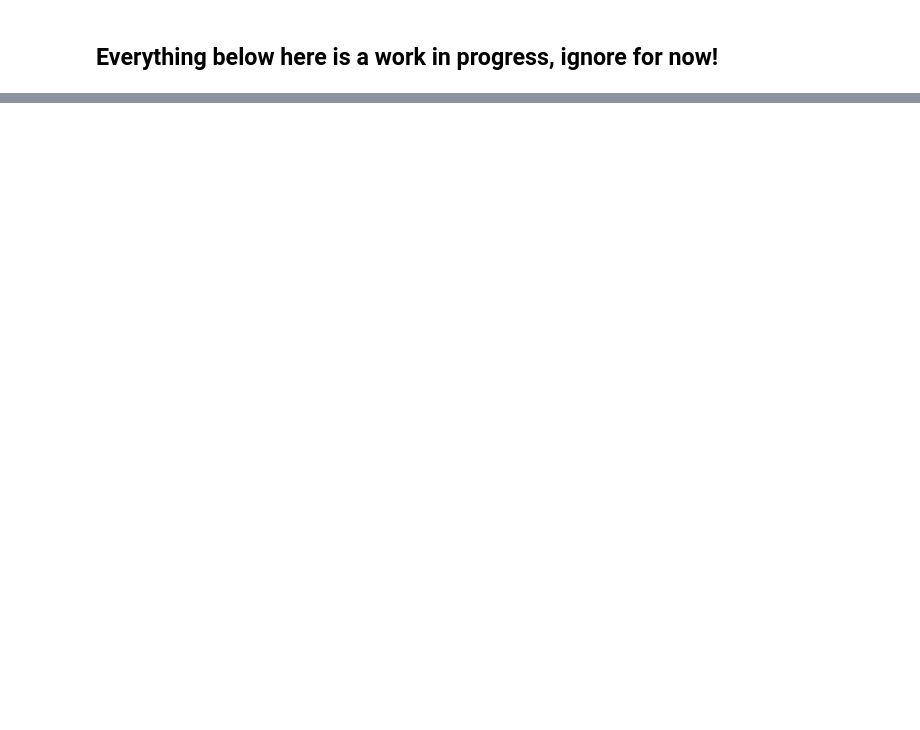
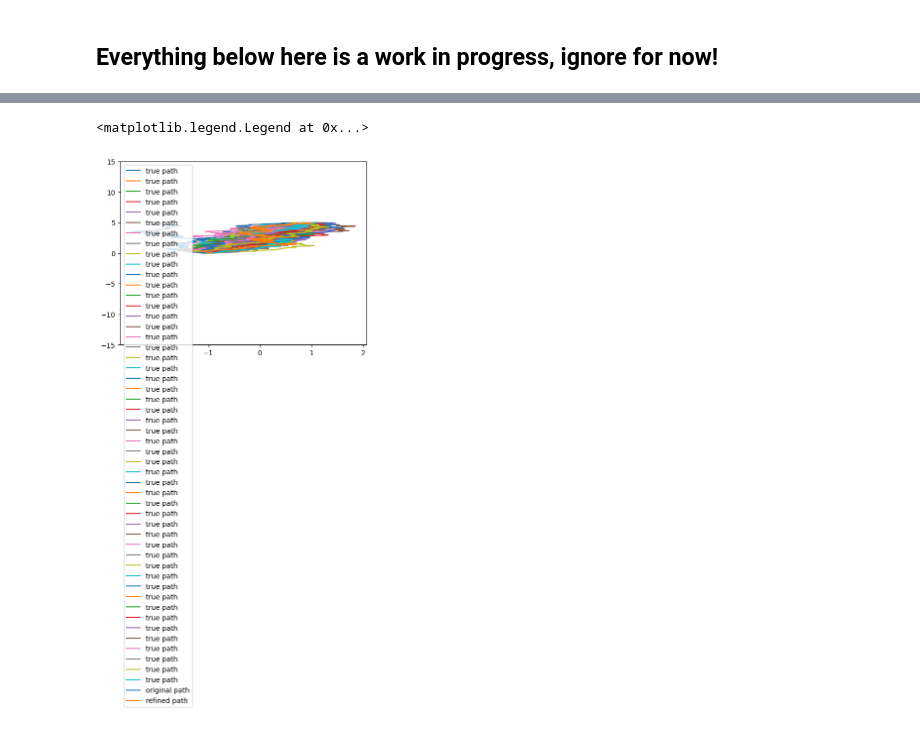
Before and after one commit to reubenharry/path_sampling, a Jupyter notebook: src/path_sampling_nb.ipynb, the cells around one changed output, grey strips where cells are left out. Cells and saved outputs as stored; diff of their text form; code cells hidden in the pictures; blank space fills up the shorter version.

```diff
--- a/src/path_sampling_nb.ipynb
+++ b/src/path_sampling_nb.ipynb
@@ -536,0 +688,14 @@ plt.legend()
+# %%
+
+plt.ylim(-15,15)
+for i in range(50):
+    plt.plot(xs_true[i,:,0],(time/hyperparams['dt'])/20, label='true path')
+plt.plot(xs[0,:,0],(time/hyperparams['dt'])/20, label='original path')
+plt.plot(samples,(time/hyperparams['dt'])/20, label='refined path')
+
+plt.legend()
+
+# xs
+# %% [output]
+<matplotlib.legend.Legend at 0x...>
+[figure, added]
```
Also changed, not shown: parts of 15 cells of this notebook, 1 other file.
